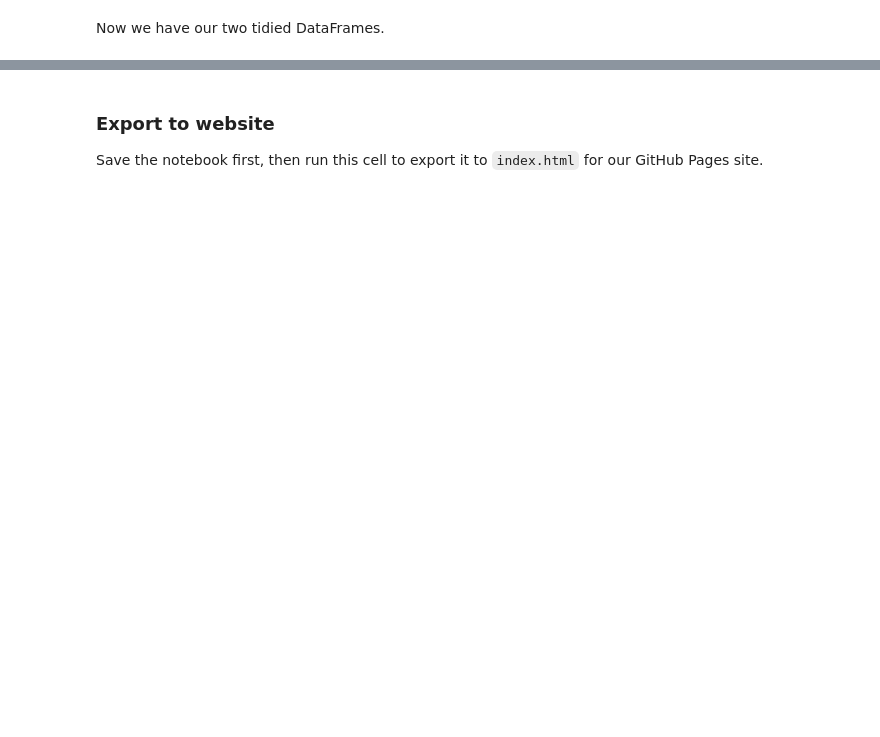
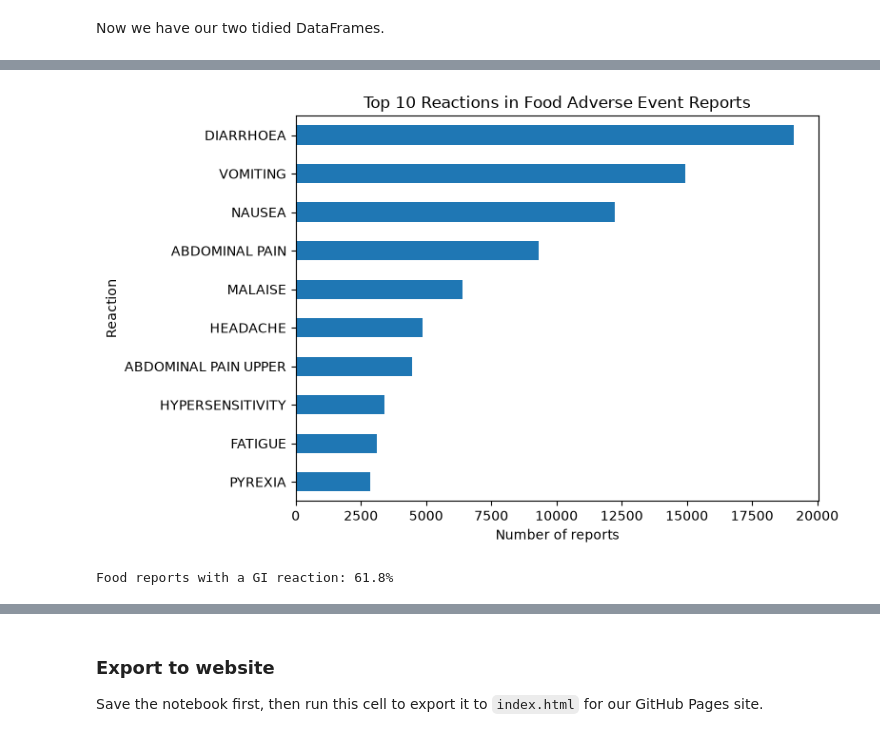
Before and after one commit to elistolte/elistolte.github.io, a Jupyter notebook: notebook.ipynb, the cells around one changed output, grey strips where cells are left out. Drawn from its saved outputs; the diff is of its cells as text; code cells hidden in the pictures; blank space fills up the shorter version.

```diff
--- a/notebook.ipynb
+++ b/notebook.ipynb
@@ -443,0 +526,18 @@ industry_name    object
+# %%
+# Ten most common reactions in food reports
+top_reactions = food_reactions["reactions"].value_counts().head(10)
+
+ax = top_reactions.sort_values().plot(kind="barh", figsize=(8, 5), color="tab:blue")
+ax.set_title("Top 10 Reactions in Food Adverse Event Reports")
+ax.set_xlabel("Number of reports")
+ax.set_ylabel("Reaction")
+plt.tight_layout()
+plt.show()
+
+# Share of food reports with at least one GI reaction
+gi_reactions = ["DIARRHOEA", "VOMITING", "NAUSEA", "ABDOMINAL PAIN"]
+gi_reports = set(food_reactions.loc[food_reactions["reactions"].isin(gi_reactions), "report_number"])
+print(f"Food reports with a GI reaction: {food_events['report_number'].isin(gi_reports).mean():.1%}")
+# %% [output]
+[figure, added]
+Food reports with a GI reaction: 61.8%
```
Also changed, not shown: parts of 36 cells of this notebook, 1 other file.
